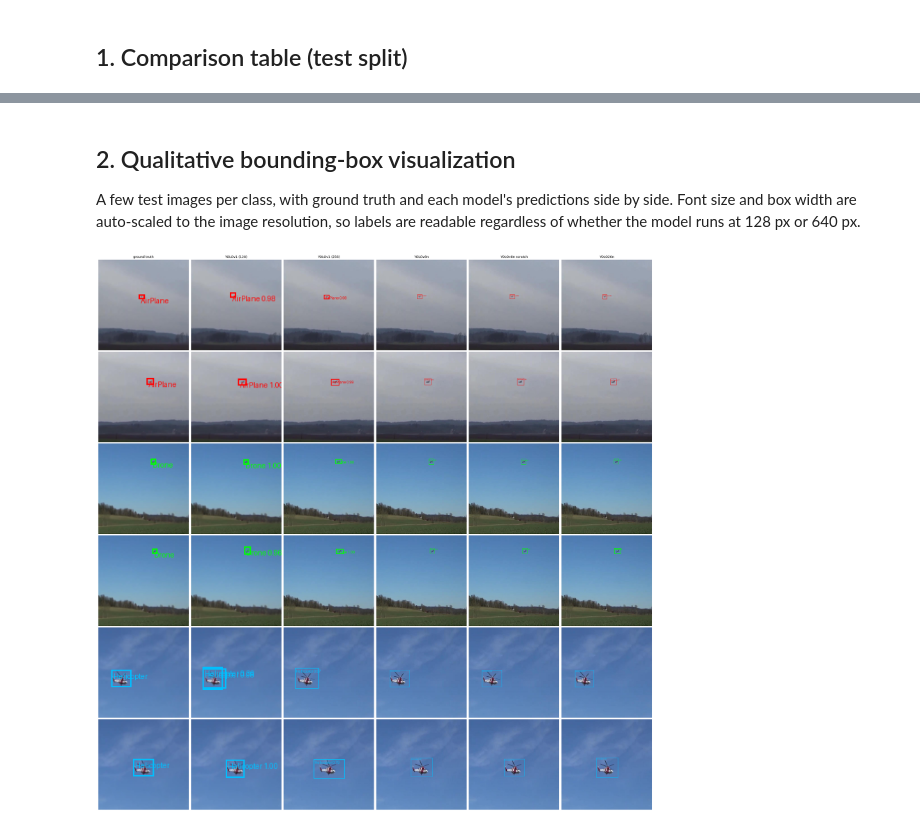
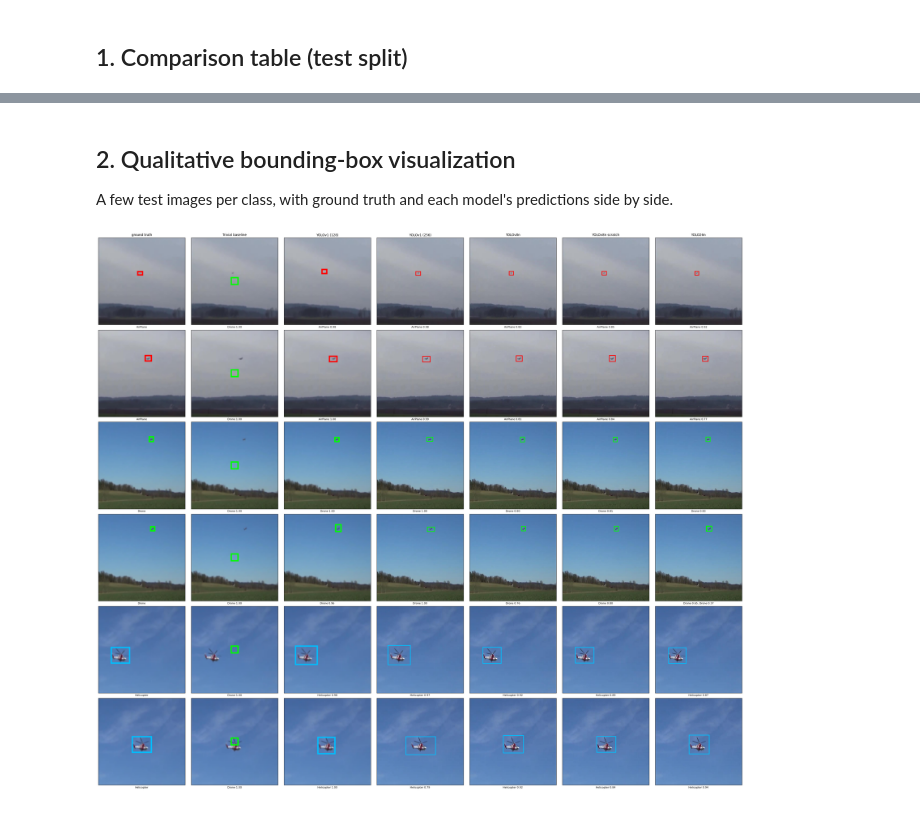
Before and after one commit to rektyyy/Drone-Detection, a Jupyter notebook: notebooks/model_comparison.ipynb, the cells around one changed output, grey strips where cells are left out. Drawn from its saved outputs; the diff is of its cells as text; code cells hidden in the pictures.

Commit message:
baseline & model comparison

```diff
--- a/notebooks/model_comparison.ipynb
+++ b/notebooks/model_comparison.ipynb
@@ -30,18 +30,19 @@ from src.utils.evaluation import (
     find_best_checkpoint, load_model_from_config,
     build_datamodule_from_config, run_test_pass,
 )
-from src.utils.visualization import draw_boxes, plot_confusion_matrix
+
 from src.models.yolov1_baseline import YoloV1Baseline
 
 CLASS_NAMES = ["AirPlane", "Drone", "Helicopter"]
 
 # model label -> (config path, checkpoint glob under logs/)
 MODELS = {
-    "YOLOv1 (128)":     ("src/config/yolov1.py",         "yolov1_baseline_*/*.ckpt"),
-    "YOLOv1 (256)":     ("src/config/yolov1_256.py",     "yolov1_256_*/*.ckpt"),
-    "YOLOv8n":          ("src/config/yolov8.py",         "yolov8_baseline_*/*.ckpt"),
-    "YOLOv8n scratch":  ("src/config/yolov8_scratch.py", "yolov8_scratch_*/*.ckpt"),
-    "YOLO26n":          ("src/config/yolo26.py",         "yolo26_baseline_*/*.ckpt"),
+    "Trivial baseline": ("src/config/trivial_baseline.py", "trivial_baseline_*/*.ckpt"),
+    "YOLOv1 (128)":     ("src/config/yolov1.py",          "yolov1_baseline_*/*.ckpt"),
+    "YOLOv1 (256)":     ("src/config/yolov1_256.py",      "yolov1_256_*/*.ckpt"),
+    "YOLOv8n":          ("src/config/yolov8.py",          "yolov8_baseline_*/*.ckpt"),
+    "YOLOv8n scratch":  ("src/config/yolov8_scratch.py",  "yolov8_scratch_*/*.ckpt"),
+    "YOLO26n":          ("src/config/yolo26.py",          "yolo26_baseline_*/*.ckpt"),
 }
 
 available = {}
@@ -49,7 +50,7 @@ for label, (cfg, glob) in MODELS.items():
     try:
         ckpt = find_best_checkpoint(glob)
         available[label] = (cfg, ckpt)
-        print(f"{label:18s} <- {ckpt}")
+        print(f"{label:20s} <- {ckpt}")
     except FileNotFoundError:
-        print(f"{label:18s} -- no checkpoint, skipping")
+        print(f"{label:20s} -- no checkpoint, skipping")
 # %% [output]
@@ -106,9 +116,9 @@ TPU available: False, using: 0 TPU cores
 ## 2. Qualitative bounding-box visualization
 
 A few test images per class, with ground truth and each model's predictions side by side.
-Font size and box width are auto-scaled to the image resolution, so labels are readable
-regardless of whether the model runs at 128 px or 640 px.
 # %%
+from src.utils.visualization import draw_boxes, detection_caption, plot_confusion_matrix
+
 def predict(model, image):
     """Return {'boxes','scores','labels'} for one (3,H,W) image."""
     x = image.unsqueeze(0).to(next(model.parameters()).device)
@@ -153,35 +163,37 @@ ref_dataset = build_datamodule_from_config(ref_cfg).test_dataset
 sample_idx = pick_sample_indices(ref_dataset, per_class=2)
 
 # Load models + per-model datasets (img_size differs between configs).
 loaded = {lbl: (load_model_from_config(cfg, ckpt),
                 build_datamodule_from_config(cfg).test_dataset)
           for lbl, (cfg, ckpt) in available.items()}
 
 ncols = 1 + len(loaded)
 fig, axes = plt.subplots(
     len(sample_idx), ncols,
     figsize=(4 * ncols, 4 * len(sample_idx)),
     dpi=100,
 )
 axes = np.atleast_2d(axes)
 
 for r, idx in enumerate(sample_idx):
     sample = ref_dataset[idx]
     gt_boxes, gt_labels = gt_xyxy_from_targets(sample["targets"], ref_dataset.img_size)
-    axes[r, 0].imshow(draw_boxes(sample["image"], gt_boxes, gt_labels, CLASS_NAMES))
+    axes[r, 0].imshow(draw_boxes(sample["image"], gt_boxes, gt_labels, CLASS_NAMES, show_labels=False))
     axes[r, 0].set_title("ground truth", fontsize=10) if r == 0 else None
-    axes[r, 0].axis("off")
+    axes[r, 0].set_xlabel(detection_caption(gt_labels, CLASS_NAMES), fontsize=8)
+    axes[r, 0].set_xticks([]); axes[r, 0].set_yticks([])
 
     for c, (lbl, (model, ds)) in enumerate(loaded.items(), start=1):
         img = ds[idx]["image"]
         pred = predict(model, img)
         axes[r, c].imshow(
-            draw_boxes(img, pred["boxes"], pred["labels"], CLASS_NAMES, pred["scores"])
+            draw_boxes(img, pred["boxes"], pred["labels"], CLASS_NAMES, pred["scores"], show_labels=False)
         )
         axes[r, c].set_title(lbl, fontsize=10) if r == 0 else None
-        axes[r, c].axis("off")
+        axes[r, c].set_xlabel(detection_caption(pred["labels"], CLASS_NAMES, pred["scores"]), fontsize=8)
+        axes[r, c].set_xticks([]); axes[r, c].set_yticks([])
 
 plt.tight_layout(pad=0.5)
 plt.show()
 # %% [output]
-[figure, old version]
+[figure, new version]
```
Also changed, not shown: parts of 8 cells of this notebook, 3 other files.
